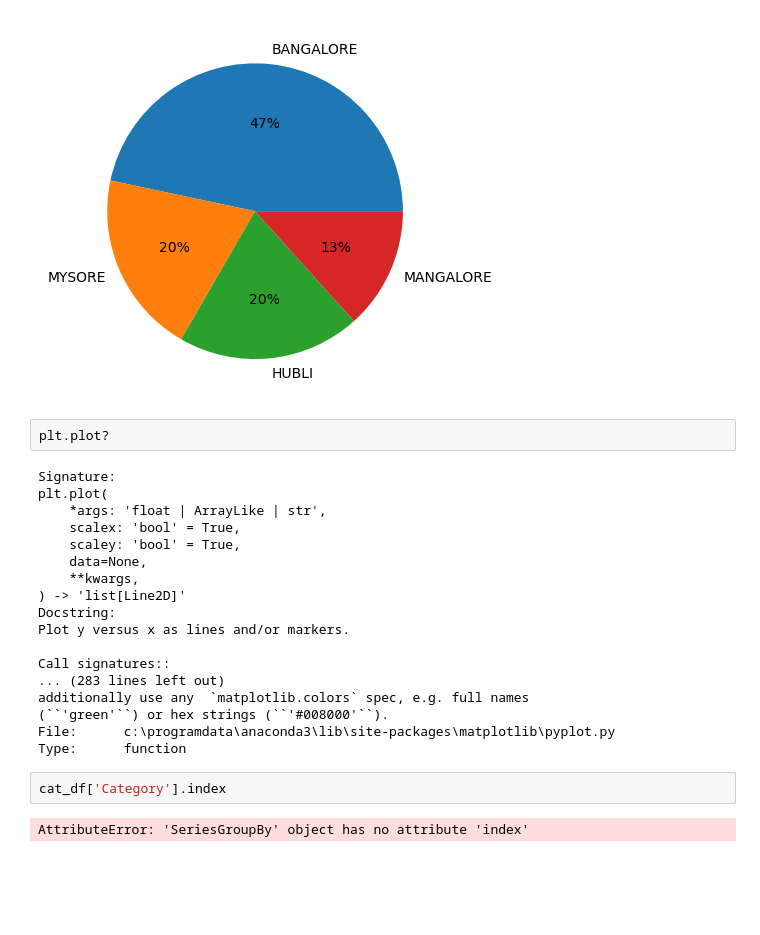
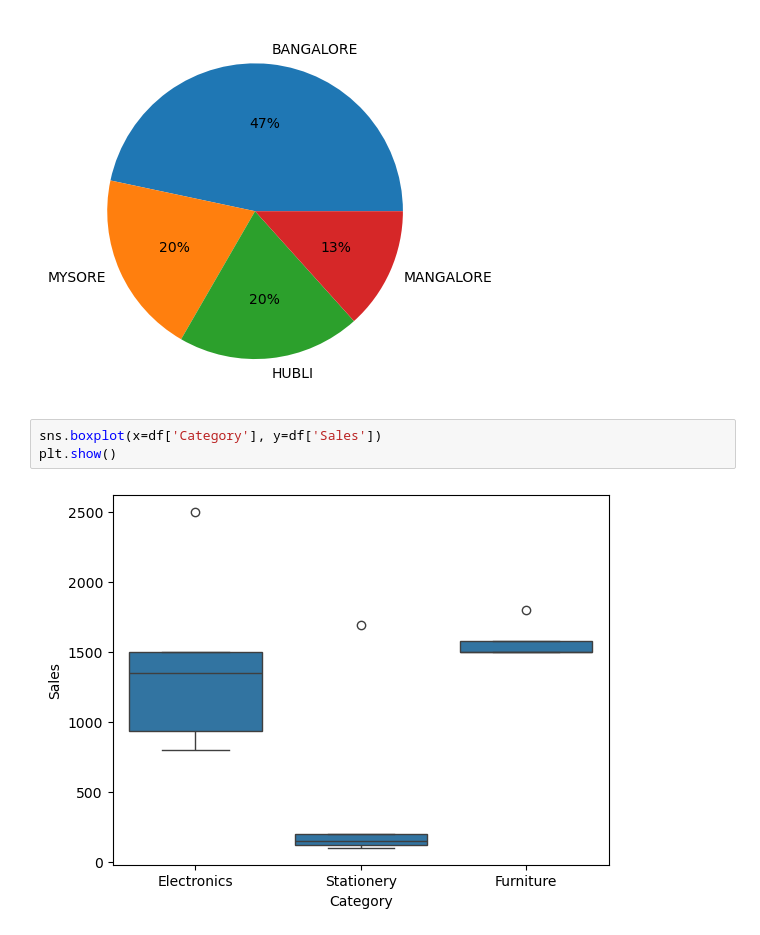
Before and after one commit to jishnusamal/data-visualization-lab, a Jupyter notebook: Lab-10/Lab-10.ipynb, the cells around one changed output. Saved outputs shown, nothing was run; the diff lists cells and outputs as text; blank space fills up the shorter version.

```diff
--- a/Lab-10/Lab-10.ipynb
+++ b/Lab-10/Lab-10.ipynb
@@ -99,27 +99,8 @@ plt.pie(city_distribution, labels=city_distribution.index, autopct='%.0f%%')
 plt.show()
 # %% [output]
 [figure]
-# %%
-plt.plot?
-# %% [output]
-Signature:
-plt.plot(
-    *args: 'float | ArrayLike | str',
-    scalex: 'bool' = True,
-    scaley: 'bool' = True,
-    data=None,
-    **kwargs,
-) -> 'list[Line2D]'
-Docstring:
-Plot y versus x as lines and/or markers.
-
-Call signatures::
-... (283 lines left out)
-additionally use any  `matplotlib.colors` spec, e.g. full names
-(``'green'``) or hex strings (``'#008000'``).
-File:      c:\programdata\anaconda3\lib\site-packages\matplotlib\pyplot.py
-Type:      function
-# %%
-cat_df['Category'].index
-# %% [output]
-AttributeError: 'SeriesGroupBy' object has no attribute 'index'
+# %%
+sns.boxplot(x=df['Category'], y=df['Sales'])
+plt.show()
+# %% [output]
+[figure, added]
```
Also changed, not shown: parts of 26 cells of this notebook.
